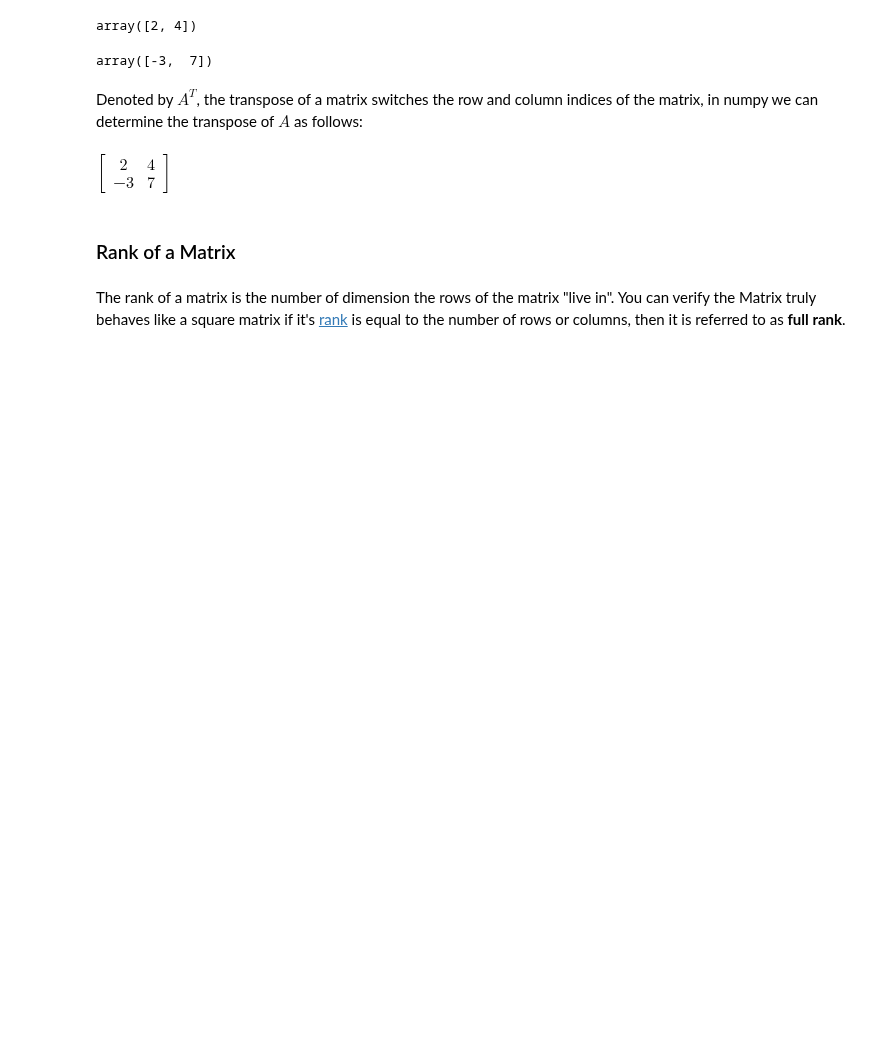
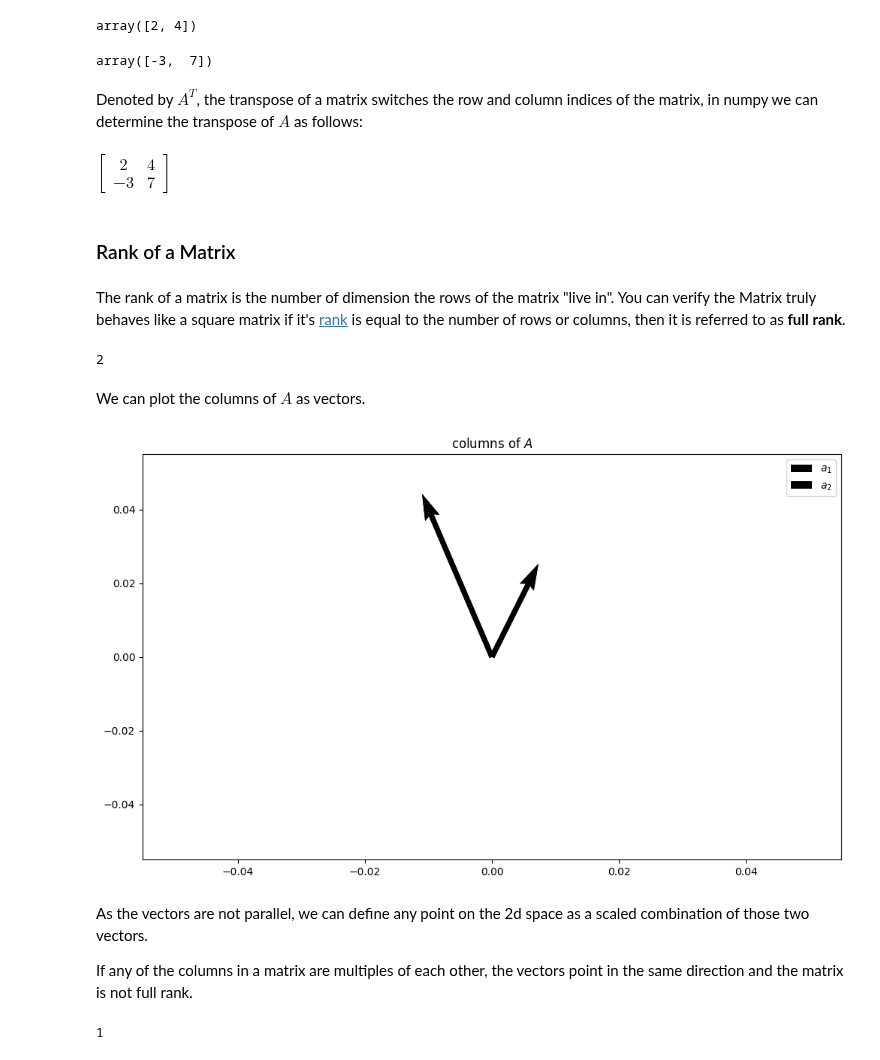
Before and after one commit to Mark-Barbaric/IBM_Machine_Learning_Certificate, a Jupyter notebook: Unsupervised_Machine_Learning/week4/matrix_review_lab.ipynb, the cells around one changed output. Drawn from its saved outputs; the diff is of its cells as text; code cells hidden in the pictures; blank space fills up the shorter version.

Commit message:
unsupervised_week4 - more work on matrix lab.,

```diff
--- a/Unsupervised_Machine_Learning/week4/matrix_review_lab.ipynb
+++ b/Unsupervised_Machine_Learning/week4/matrix_review_lab.ipynb
@@ -126,3 +126,27 @@ $\displaystyle \left[\begin{matrix}2 & 4\\-3 & 7\end{matrix}\right]$
 ### Rank of a Matrix
 # %% [markdown]
 The rank of a matrix is the number of dimension the rows of the matrix "live in".  You can verify the Matrix truly behaves like a  square matrix if it's <a href='https://en.wikipedia.org/wiki/Rank_(linear_algebra)?utm_medium=Exinfluencer&utm_source=Exinfluencer&utm_content=000026UJ&utm_term=10006555&utm_id=NA-SkillsNetwork-Channel-SkillsNetworkCoursesIBMML0187ENSkillsNetwork31430127-2022-01-01'>rank</a> is equal to the number of rows or columns, then it is referred to as **full rank**.
+# %%
+matrix_rank(A)
+# %% [output]
+2
+# %% [markdown]
+We can plot the columns of $A$ as vectors.
+# %%
+fig, ax = plt.subplots(figsize=(12, 7))
+ax.quiver([0, 0], [0, 0], A[0, 0], A[1, 0], scale=30, label=f"$a_{1}$")
+ax.quiver([0, 0], [0, 0], A[0, 1], A[1, 1], scale=30, label=f"$a_{2}$")
+plt.title("columns of $A$")
+plt.legend()
+plt.show()
+# %% [output]
+[figure, added]
+# %% [markdown]
+As the vectors are not parallel, we can define any point on the 2d space as a scaled  combination of those two vectors.
+
+If any of the columns in a matrix  are multiples of each other, the vectors point in the same direction and the matrix is not full rank.
+# %%
+F = np.array([[2, 4], [4, 8]])
+matrix_rank(F)
+# %% [output]
+1
```
Also changed, not shown: parts of 85 cells of this notebook.
